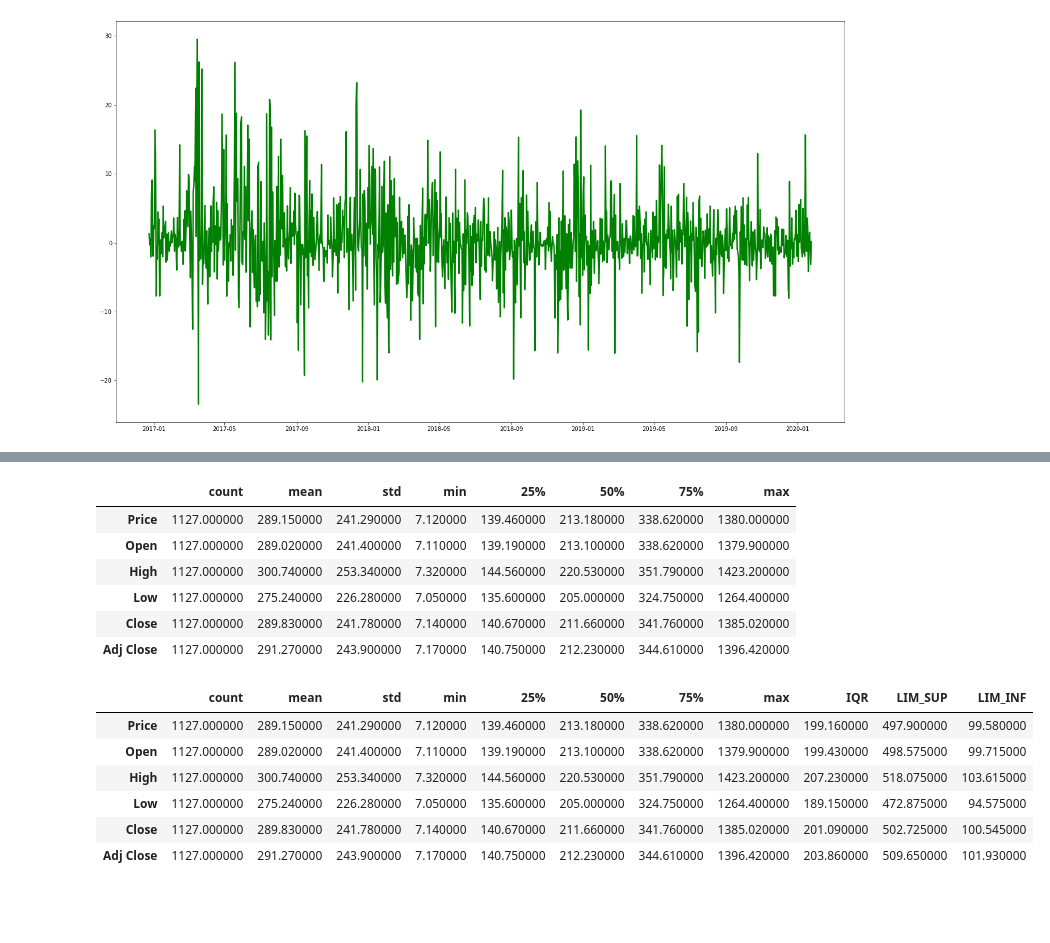
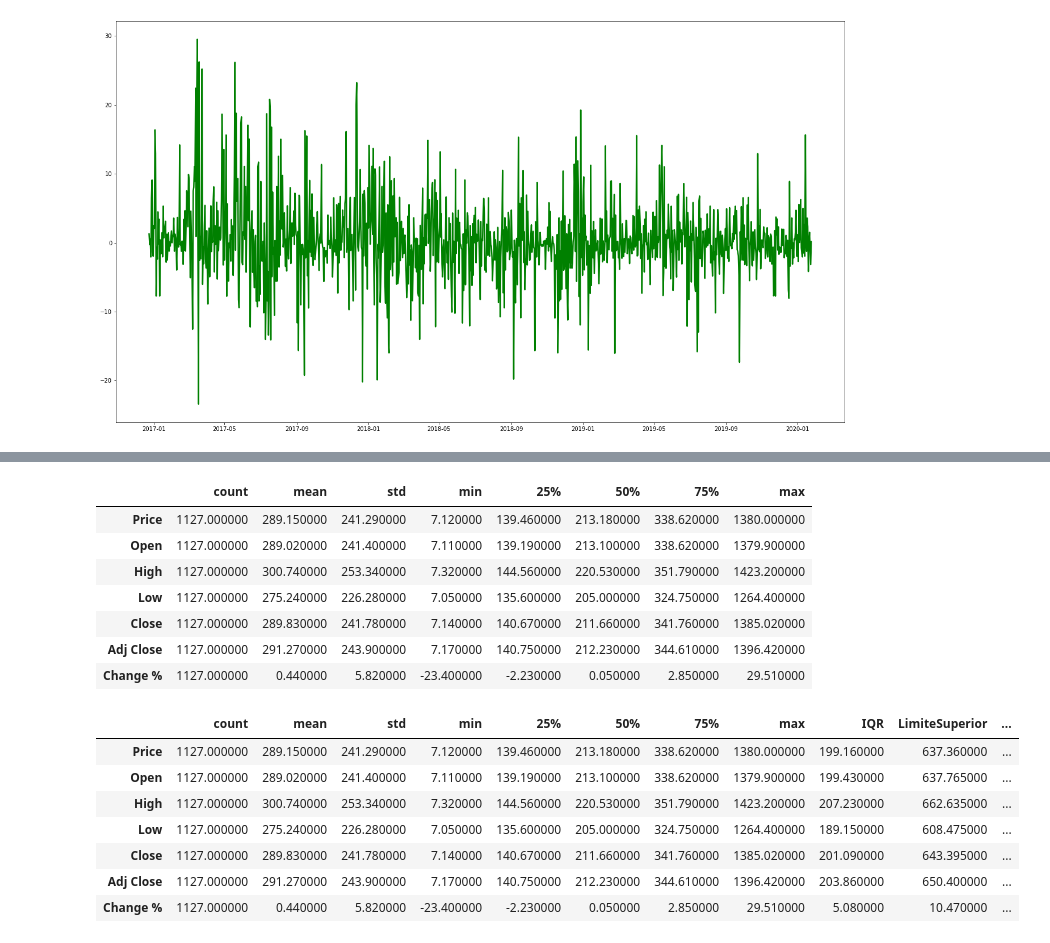
Before and after one commit to ironhack-datalabs/datamex0120, a Jupyter notebook: module-1/web-project/your-code/Untitled.ipynb, the cells around one changed output, grey strips where cells are left out. Drawn from its saved outputs; the diff is of its cells as text; code cells hidden in the pictures; blank space fills up the shorter version.

```diff
--- a/module-1/web-project/your-code/Untitled.ipynb
+++ b/module-1/web-project/your-code/Untitled.ipynb
@@ -22,7 +22,7 @@ csv_df.tail(5)
 # request de la api de cryptocompare
 # %%
 # ultimas 1000 transacciones registradas en el mercado de etherium por dia, todos los precios son en usd
-response = requests.get('https://min-api.cryptocompare.com/data/v2/histoday?fsym=ETH&tsym=USD&limit=1126')
+response = requests.get('https://min-api.cryptocompare.com/data/v2/histoday?fsym=ETH&tsym=USD&limit=1127')
 read = response.json()
 high = []
 low = []
@@ -198,16 +201,20 @@ stats
 | Low | 1127.000000 | 275.240000 | 226.280000 | 7.050000 | 135.600000 | 205.000000 | 324.750000 | 1264.400000 |
 | Close | 1127.000000 | 289.830000 | 241.780000 | 7.140000 | 140.670000 | 211.660000 | 341.760000 | 1385.020000 |
 | Adj Close | 1127.000000 | 291.270000 | 243.900000 | 7.170000 | 140.750000 | 212.230000 | 344.610000 | 1396.420000 |
+| Change % | 1127.000000 | 0.440000 | 5.820000 | -23.400000 | -2.230000 | 0.050000 | 2.850000 | 29.510000 |
 # %%
 stats['IQR'] = stats['75%']-stats['25%']
-stats['LIM_SUP']=stats['IQR']+1.5*(stats['IQR'])
-stats['LIM_INF']=(stats['IQR']-1.5*(stats['IQR']))*(-1)
+cutoff = stats['IQR']*1.5
+stats['LimiteSuperior']=stats['75%']+cutoff
+stats['LimiteInferior']=stats['25%']-cutoff
+stats['Range'] = stats['LimiteSuperior']-stats['LimiteInferior']
 stats
 # %% [output]
-|  | count | mean | std | min | 25% | 50% | 75% | max | IQR | LIM_SUP | LIM_INF |
-| Price | 1127.000000 | 289.150000 | 241.290000 | 7.120000 | 139.460000 | 213.180000 | 338.620000 | 1380.000000 | 199.160000 | 497.900000 | 99.580000 |
-| Open | 1127.000000 | 289.020000 | 241.400000 | 7.110000 | 139.190000 | 213.100000 | 338.620000 | 1379.900000 | 199.430000 | 498.575000 | 99.715000 |
-| High | 1127.000000 | 300.740000 | 253.340000 | 7.320000 | 144.560000 | 220.530000 | 351.790000 | 1423.200000 | 207.230000 | 518.075000 | 103.615000 |
-| Low | 1127.000000 | 275.240000 | 226.280000 | 7.050000 | 135.600000 | 205.000000 | 324.750000 | 1264.400000 | 189.150000 | 472.875000 | 94.575000 |
-| Close | 1127.000000 | 289.830000 | 241.780000 | 7.140000 | 140.670000 | 211.660000 | 341.760000 | 1385.020000 | 201.090000 | 502.725000 | 100.545000 |
-| Adj Close | 1127.000000 | 291.270000 | 243.900000 | 7.170000 | 140.750000 | 212.230000 | 344.610000 | 1396.420000 | 203.860000 | 509.650000 | 101.930000 |
+|  | count | mean | std | min | 25% | 50% | 75% | max | IQR | LimiteSuperior | ... |
+| Price | 1127.000000 | 289.150000 | 241.290000 | 7.120000 | 139.460000 | 213.180000 | 338.620000 | 1380.000000 | 199.160000 | 637.360000 | ... |
+| Open | 1127.000000 | 289.020000 | 241.400000 | 7.110000 | 139.190000 | 213.100000 | 338.620000 | 1379.900000 | 199.430000 | 637.765000 | ... |
+| High | 1127.000000 | 300.740000 | 253.340000 | 7.320000 | 144.560000 | 220.530000 | 351.790000 | 1423.200000 | 207.230000 | 662.635000 | ... |
+| Low | 1127.000000 | 275.240000 | 226.280000 | 7.050000 | 135.600000 | 205.000000 | 324.750000 | 1264.400000 | 189.150000 | 608.475000 | ... |
+| Close | 1127.000000 | 289.830000 | 241.780000 | 7.140000 | 140.670000 | 211.660000 | 341.760000 | 1385.020000 | 201.090000 | 643.395000 | ... |
+| Adj Close | 1127.000000 | 291.270000 | 243.900000 | 7.170000 | 140.750000 | 212.230000 | 344.610000 | 1396.420000 | 203.860000 | 650.400000 | ... |
+| Change % | 1127.000000 | 0.440000 | 5.820000 | -23.400000 | -2.230000 | 0.050000 | 2.850000 | 29.510000 | 5.080000 | 10.470000 | ... |
```
Also changed, not shown: parts of 8 cells of this notebook.
